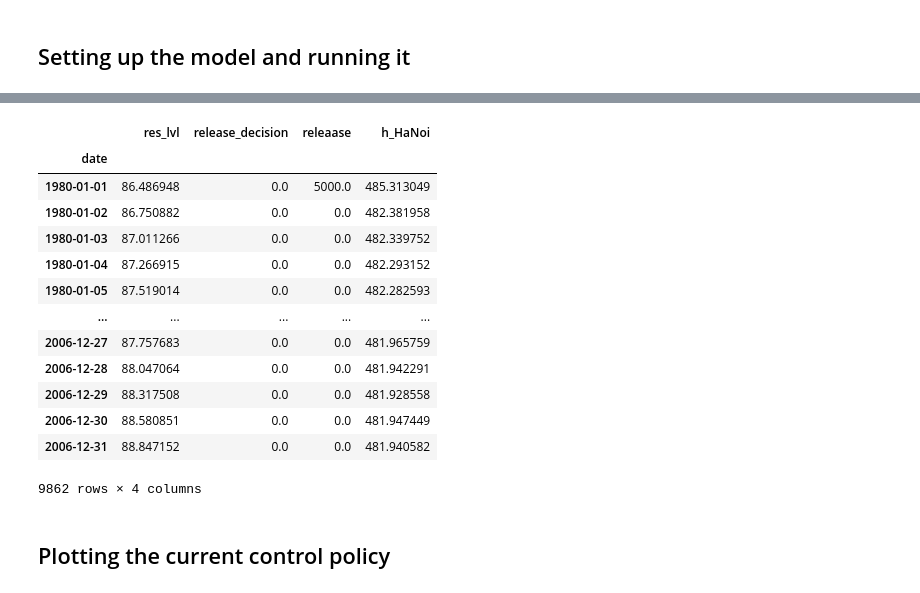
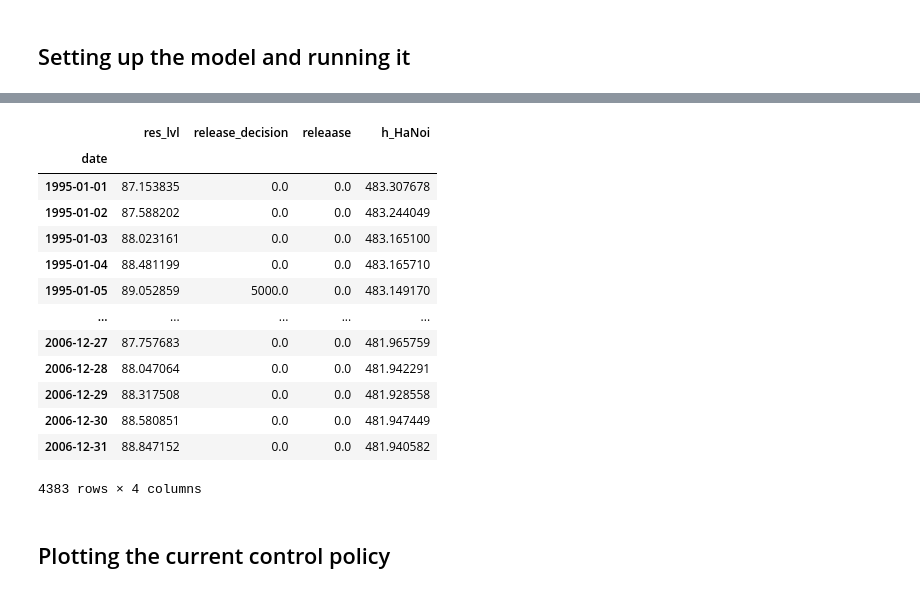
Before and after one commit to CooperBigFoot/optimal-wat-allocation, a Jupyter notebook: code/eda.ipynb, the cells around one changed output, grey strips where cells are left out. Drawn from its saved outputs; the diff is of its cells as text; code cells hidden in the pictures.

```diff
--- a/code/eda.ipynb
+++ b/code/eda.ipynb
@@ -14,7 +14,7 @@ warnings.filterwarnings("ignore")
 # %% [markdown]
 ## Setting up the model and running it
 # %%
-start_date = '1979-10-01'
+start_date = '1964-11-01'
 end_date = '2006-12-31'
 q_vu = '/Users/cooper/Desktop/optimal-wat-allocation/Script/MAT_data/q_vuquang.mat'
 q_ye = '/Users/cooper/Desktop/optimal-wat-allocation/Script/MAT_data/q_yenbai.mat'
@@ -70,22 +70,22 @@ simul['date'] = pd.date_range(start=start_date, end='2007-01-01', freq='D')
 # %%
 simul = simul.set_index('date')
-simul = simul.dropna()['1980':'2006']
+simul = simul.dropna()['1995':'2006']
 simul
 # %% [output]
 |  | res_lvl | release_decision | releaase | h_HaNoi |
 | date |  |  |  |  |
-| 1980-01-01 | 86.486948 | 0.0 | 5000.0 | 485.313049 |
-| 1980-01-02 | 86.750882 | 0.0 | 0.0 | 482.381958 |
-| 1980-01-03 | 87.011266 | 0.0 | 0.0 | 482.339752 |
-| 1980-01-04 | 87.266915 | 0.0 | 0.0 | 482.293152 |
-| 1980-01-05 | 87.519014 | 0.0 | 0.0 | 482.282593 |
+| 1995-01-01 | 87.153835 | 0.0 | 0.0 | 483.307678 |
+| 1995-01-02 | 87.588202 | 0.0 | 0.0 | 483.244049 |
+| 1995-01-03 | 88.023161 | 0.0 | 0.0 | 483.165100 |
+| 1995-01-04 | 88.481199 | 0.0 | 0.0 | 483.165710 |
+| 1995-01-05 | 89.052859 | 5000.0 | 0.0 | 483.149170 |
 | ... | ... | ... | ... | ... |
 | 2006-12-27 | 87.757683 | 0.0 | 0.0 | 481.965759 |
 | 2006-12-28 | 88.047064 | 0.0 | 0.0 | 481.942291 |
 | 2006-12-29 | 88.317508 | 0.0 | 0.0 | 481.928558 |
 | 2006-12-30 | 88.580851 | 0.0 | 0.0 | 481.947449 |
 | 2006-12-31 | 88.847152 | 0.0 | 0.0 | 481.940582 |
-9862 rows × 4 columns
+4383 rows × 4 columns
 # %% [markdown]
 ## Plotting the current control policy
 # %%
```
Also changed, not shown: parts of 9 cells of this notebook.
